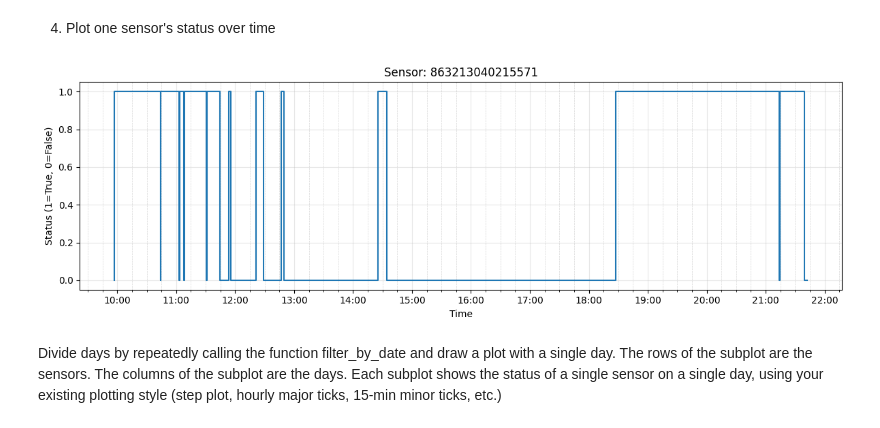
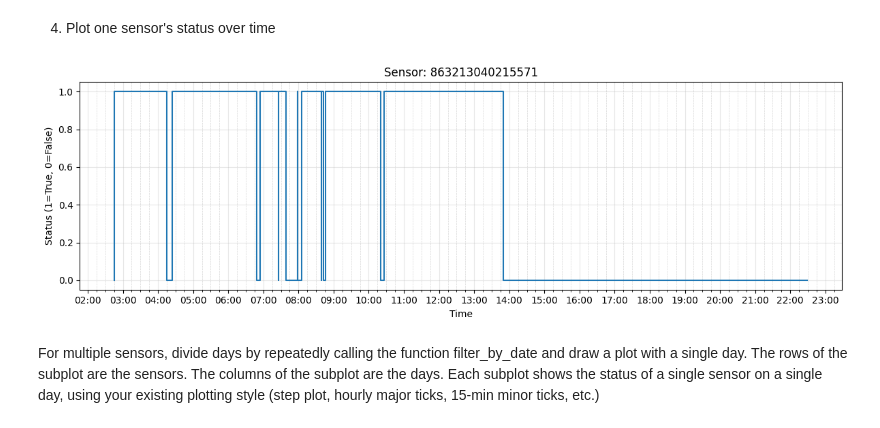
Before and after one commit to chenneman/CTC-advanced-data-science, a Jupyter notebook: filter_sensors_by_location_by_date.ipynb, the cells around one changed output. Saved outputs shown, nothing was run; the diff lists cells and outputs as text; code cells hidden in the pictures.

Commit message:
Update
Update the date

```diff
--- a/filter_sensors_by_location_by_date.ipynb
+++ b/filter_sensors_by_location_by_date.ipynb
@@ -82,6 +84,8 @@ Custom ur filter here
 # %%
+start_date = '2024-10-21'
+end_date = start_date
 df_loc = filter_by_location(data_sensors, "Neude")
-df_date = filter_by_date(df_loc, start_date="2024-10-16", end_date="2024-10-16")
+df_date = filter_by_date(df_loc, start_date=start_date, end_date=end_date)
 # df_time = filter_by_masks(df_date)
 # %%
 df_date
@@ -135,16 +137,18 @@ def plot_sensor(data, sensor_name, fig, ax, i, j = 0):
 # %%
 fig, axes = plt.subplots(len(sensors), 1, figsize=(12, 4*len(sensors)), sharex=True)
 # Handle case where only one sensor (axes not iterable)
 if len(sensors) == 1:
     axes = [axes]
 
 for i, sensor in enumerate(sensors):
     plot_sensor(df_date, sensor, fig, ax=axes[i], i = i)
-
+    # Save only the area of this Axes
+save_path = folder_path + f"\\{start_date}.png"
+fig.savefig(save_path, dpi = 200)
 plt.tight_layout()
 plt.show()
 # %% [output]
-[figure, old version]
+[figure, new version]
 # %% [markdown]
-Divide days by repeatedly calling the function filter_by_date and draw a plot with a single day. The rows of the subplot are the sensors. The columns of the subplot are the days. Each subplot shows the status of a single sensor on a single day, using your existing plotting style (step plot, hourly major ticks, 15-min minor ticks, etc.)
+For multiple sensors, divide days by repeatedly calling the function filter_by_date and draw a plot with a single day. The rows of the subplot are the sensors. The columns of the subplot are the days. Each subplot shows the status of a single sensor on a single day, using your existing plotting style (step plot, hourly major ticks, 15-min minor ticks, etc.)
 # %%
```
Also changed, not shown: parts of 4 cells of this notebook.
